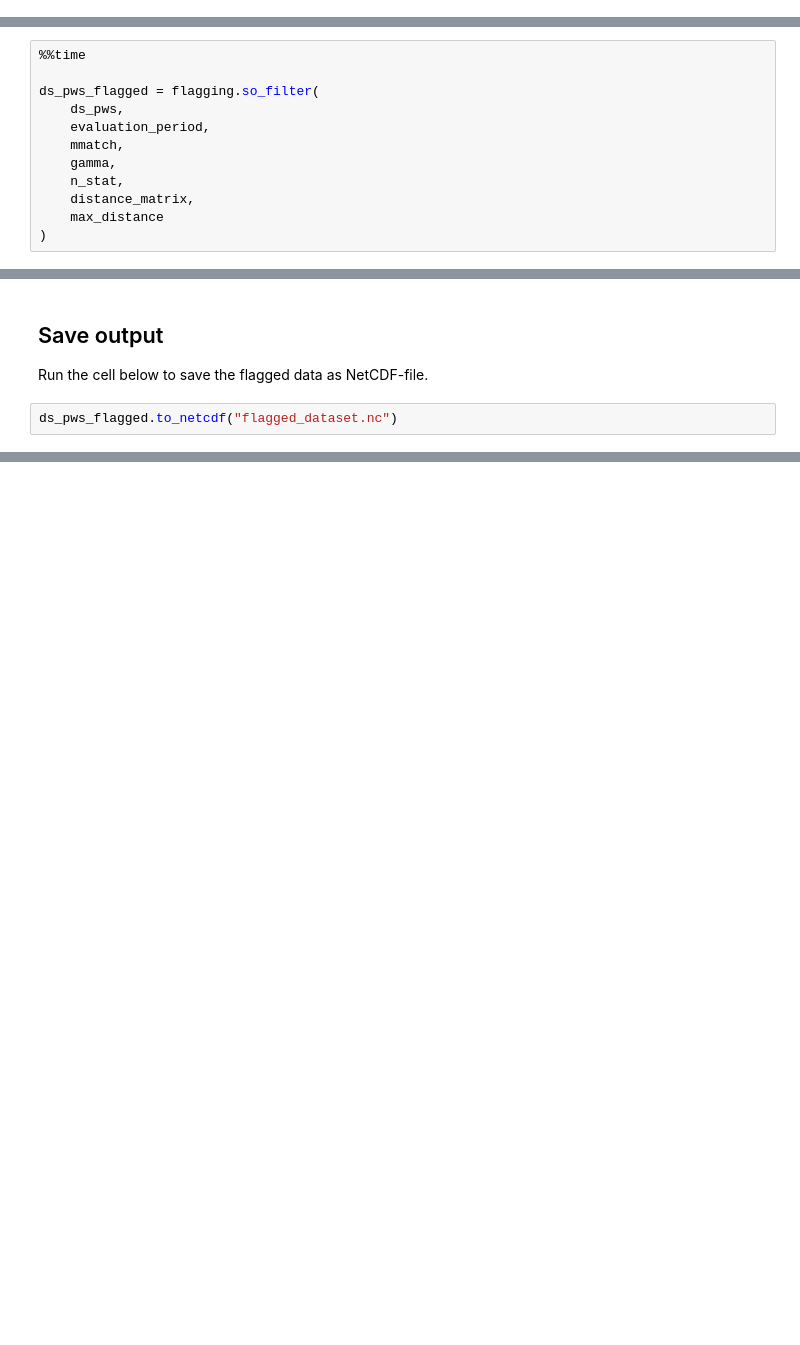
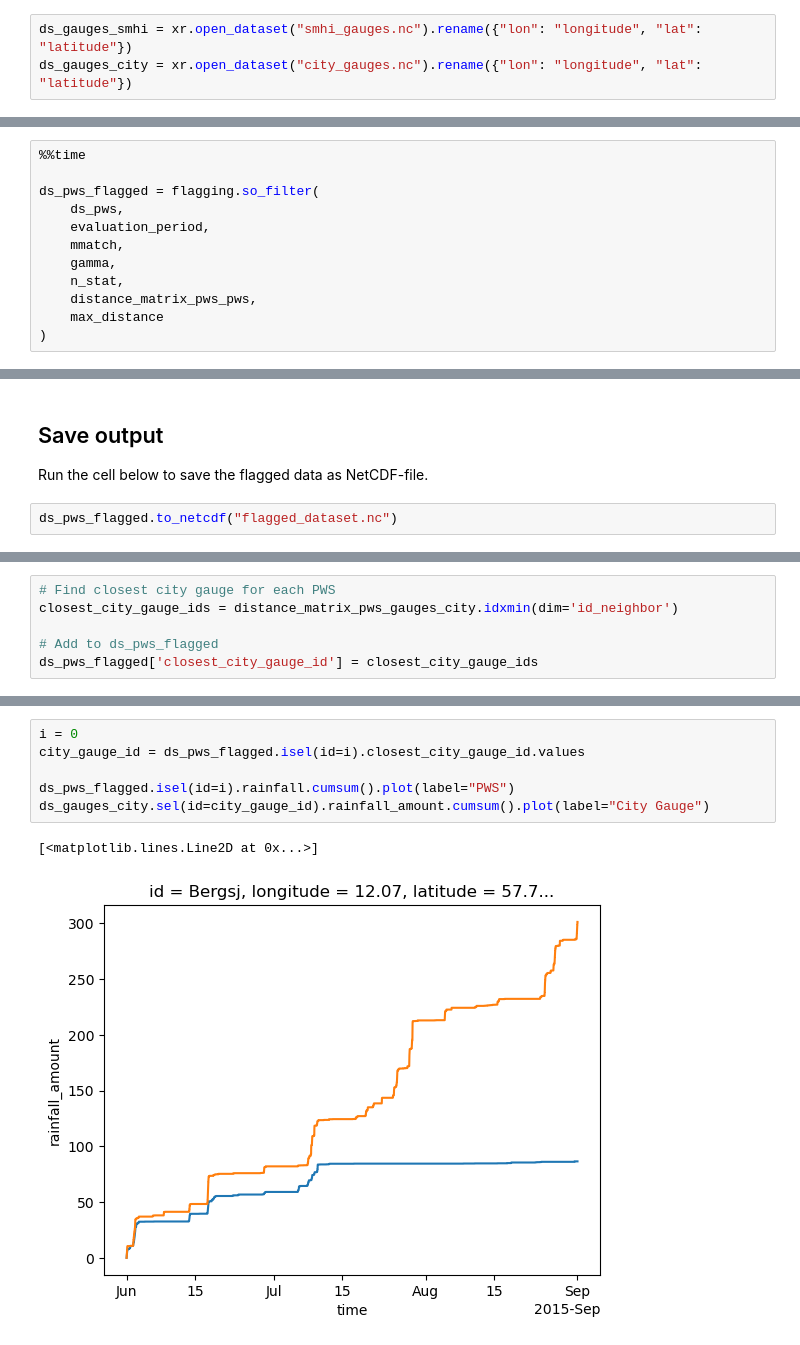
Before and after one commit to cchwala/OpenMRG2, a Jupyter notebook: sum_resample_QC_PWS.ipynb, the cells around one changed output, grey strips where cells are left out. Saved outputs shown, nothing was run; the diff lists cells and outputs as text; blank space fills up the shorter version.

```diff
--- a/sum_resample_QC_PWS.ipynb
+++ b/sum_resample_QC_PWS.ipynb
@@ -64,6 +84,9 @@ Attributes:
     license restrictions:  CC-BY 4.0 https://creativecommons.org/licenses/by/...
     reference:             https://doi.org/10.1029/2019GL083731
     comment:
+# %%
+ds_gauges_smhi = xr.open_dataset("smhi_gauges.nc").rename({"lon": "longitude", "lat": "latitude"})
+ds_gauges_city = xr.open_dataset("city_gauges.nc").rename({"lon": "longitude", "lat": "latitude"})
 # %% [markdown]
 ### Map overview
 
@@ -242,7 +267,7 @@ ds_pws_flagged = flagging.so_filter(
     mmatch,
     gamma,
     n_stat,
-    distance_matrix,
+    distance_matrix_pws_pws,
     max_distance
 )
 # %% [output]
@@ -276,0 +304,6 @@ ds_pws_flagged.to_netcdf("flagged_dataset.nc")
+# %%
+# Find closest city gauge for each PWS
+closest_city_gauge_ids = distance_matrix_pws_gauges_city.idxmin(dim='id_neighbor')
+
+# Add to ds_pws_flagged
+ds_pws_flagged['closest_city_gauge_id'] = closest_city_gauge_ids
@@ -276,0 +325,9 @@ ds_pws_flagged.to_netcdf("flagged_dataset.nc")
+# %%
+i = 0
+city_gauge_id = ds_pws_flagged.isel(id=i).closest_city_gauge_id.values
+
+ds_pws_flagged.isel(id=i).rainfall.cumsum().plot(label="PWS")
+ds_gauges_city.sel(id=city_gauge_id).rainfall_amount.cumsum().plot(label="City Gauge")
+# %% [output]
+[<matplotlib.lines.Line2D at 0x...>]
+[figure, added]
```
Also changed, not shown: parts of 16 cells of this notebook, 1 other file.
